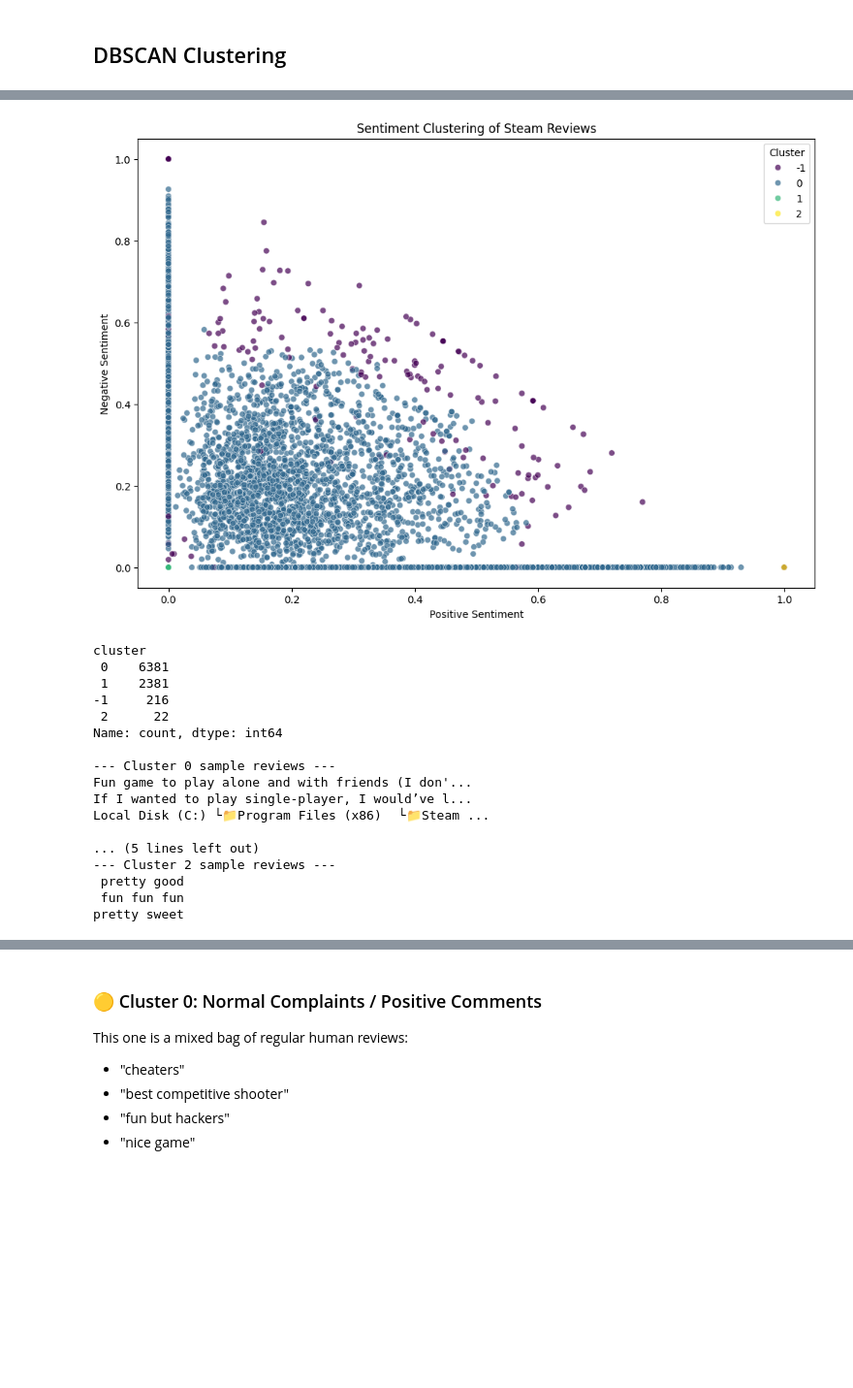
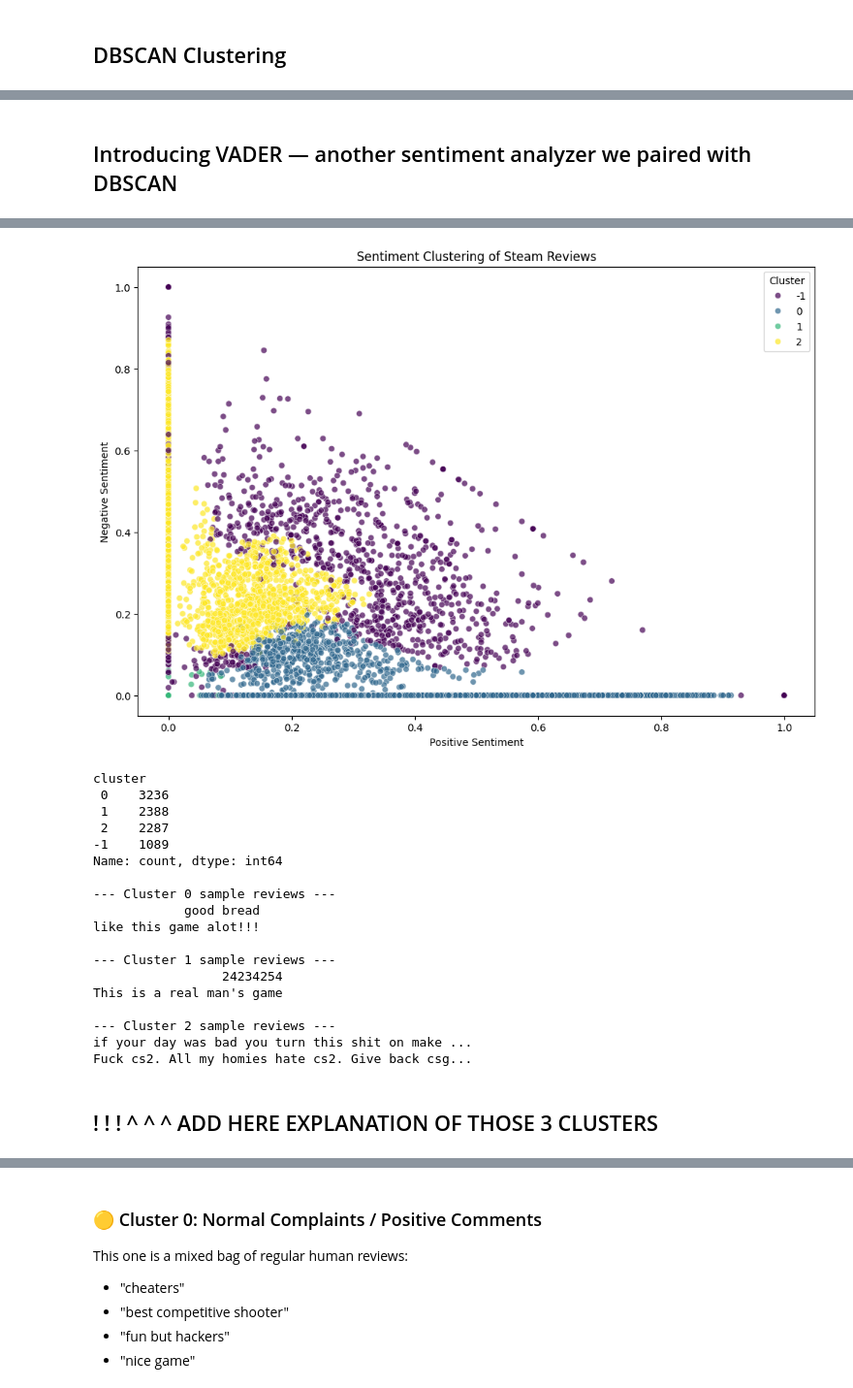
Before and after one commit to lior-benjman/DataSC-Essences, a Jupyter notebook: steam_full_pipeline.ipynb, the cells around one changed output, grey strips where cells are left out. Shown at 97% size. Cells and saved outputs as stored; diff of their text form; code cells hidden in the pictures; blank space fills up the shorter version.

```diff
--- a/steam_full_pipeline.ipynb
+++ b/steam_full_pipeline.ipynb
@@ -149,9 +108,15 @@ df_august.to_csv("data/reviews_august.csv", index=False)
 # %% [markdown]
 ## Let's take a quick peak inside our cleaned and merged data
 # %%
-df_recent = pd.read_csv("data/reviews_mar_to_august.csv")
-print("Clean rows:", len(df_recent))
 
-print(df_recent.isnull().sum()) # בדיקה האם נשארו ערכי נאל.
-print(df_recent.describe())
+df = pd.read_csv("data/reviews_mar_to_august.csv")
+df['dt'] = pd.to_datetime(df['unix_time'], unit='s', utc=True)
+df['len'] = df['text'].str.len()
+df = df[(df['len'] >= 8)].drop_duplicates('id') # מוריד חוות דעת ריקות ממלל
+df = df.drop_duplicates('text')
+df['hours_played'] = df['minutes_played'] / 60  # ממיר דקות לשעות
+
+print(df.isnull().sum()) # בדיקה האם נשארו ערכי נאל.
+print(df.describe())
+print("Clean rows:", len(df))
 # %% [output]
@@ -175,7 +140,7 @@ max      1.776268e+06      0.905982   8000.000000  28562.583333
 # %%
 # Step 1: Grouping by day and label
-df_recent["dt"] = pd.to_datetime(df_recent["dt"])  # Ensure dt is datetime
-daily_counts = df_recent.groupby([df_recent["dt"].dt.date, "thumbs_up"]).size().unstack(fill_value=0)
+df["dt"] = pd.to_datetime(df["dt"])  # Ensure dt is datetime
+daily_counts = df.groupby([df["dt"].dt.date, "thumbs_up"]).size().unstack(fill_value=0)
 
 # Step 2: Rename columns for clarity
 daily_counts.columns = ["Dislikes", "Likes"]  # because 0 = dislike, 1 = like
@@ -253,7 +189,7 @@ import pandas as pd
 
 # Step 1: Embed each review into a 384-dim vector using MiniLM
 model = SentenceTransformer('all-MiniLM-L6-v2')
-df_recent['text'] = df_recent['text'].astype(str)  # force text column to be strings
-df_recent = df_recent.reset_index(drop=True)  # fix index misalignment
+df['text'] = df['text'].astype(str)  # force text column to be strings
+df = df.reset_index(drop=True)  # fix index misalignment
 
-X_embed = model.encode(df_recent['text'], show_progress_bar=True)
+X_embed = model.encode(df['text'], show_progress_bar=True)
@@ -354,3 +211,5 @@ I may not be the best player, but I am the best...
+# %% [markdown]
+## Introducing VADER — another sentiment analyzer we paired with DBSCAN
 # %%
 from nltk.sentiment.vader import SentimentIntensityAnalyzer
 from sklearn.cluster import DBSCAN
@@ -362,7 +221,7 @@ import nltk
 nltk.download('vader_lexicon')
 
 # Step 2: Sample data
-texts = df_recent['text'].tolist()[:9000]  # Sample first 1000 reviews for sentiment analysis
+texts = df['text'].tolist()[:34383]  # Sample all the reviews for sentiment analysis
 
 # Step 3: Sentiment analysis with VADER
 sid = SentimentIntensityAnalyzer()
@@ -381,7 +240,7 @@ scaler = StandardScaler()
 scaled_features = scaler.fit_transform(df)
 
 # Step 5: DBSCAN clustering
-dbscan = DBSCAN(eps=0.3, min_samples=20)  # tweak eps/min_samples as needed
+dbscan = DBSCAN(eps=0.379, min_samples=90)  # tweak eps/min_samples as needed
 labels = dbscan.fit_predict(scaled_features)
 
 # Add results to original DataFrame
@@ -406,7 +265,7 @@ for label in sorted(df['cluster'].unique()):
     if label == -1:
         continue  # skip noise
     print(f"\n--- Cluster {label} sample reviews ---")
-    print(df[df['cluster'] == label]['text'].sample(3, random_state=40).to_string(index=False))
+    print(df[df['cluster'] == label]['text'].sample(2, random_state=42).to_string(index=False))
 # %% [output]
 [nltk_data] Downloading package vader_lexicon to
 [nltk_data]     C:\Users\liorbj\AppData\Roaming\nltk_data...
@@ -413,18 +273,21 @@ for label in sorted(df['cluster'].unique()):
-[figure, old version]
+[figure, new version]
 cluster
- 0    6381
- 1    2381
--1     216
- 2      22
+ 0    3236
+ 1    2388
+ 2    2287
+-1    1089
 Name: count, dtype: int64
 
 --- Cluster 0 sample reviews ---
-Fun game to play alone and with friends (I don'...
-If I wanted to play single-player, I would’ve l...
-Local Disk (C:) └📁Program Files (x86) ⠀└📁Steam ...
+            good bread
+like this game alot!!!
 
-... (5 lines left out)
+--- Cluster 1 sample reviews ---
+                 24234254
+This is a real man's game
+
 --- Cluster 2 sample reviews ---
- pretty good
- fun fun fun
-pretty sweet
+if your day was bad you turn this shit on make ...
+Fuck cs2. All my homies hate cs2. Give back csg...
+# %% [markdown]
+## ! ! ! ^ ^ ^ ADD HERE EXPLANATION OF THOSE 3 CLUSTERS
```
Also changed, not shown: parts of 30 cells of this notebook.
